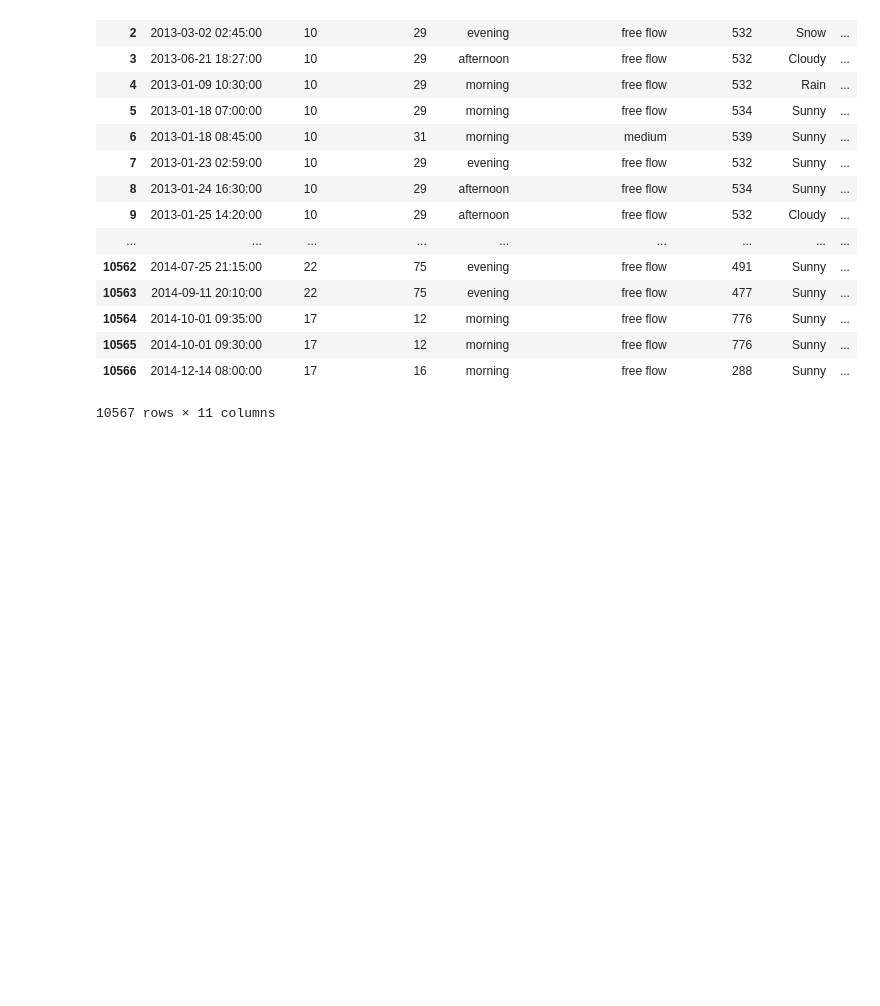
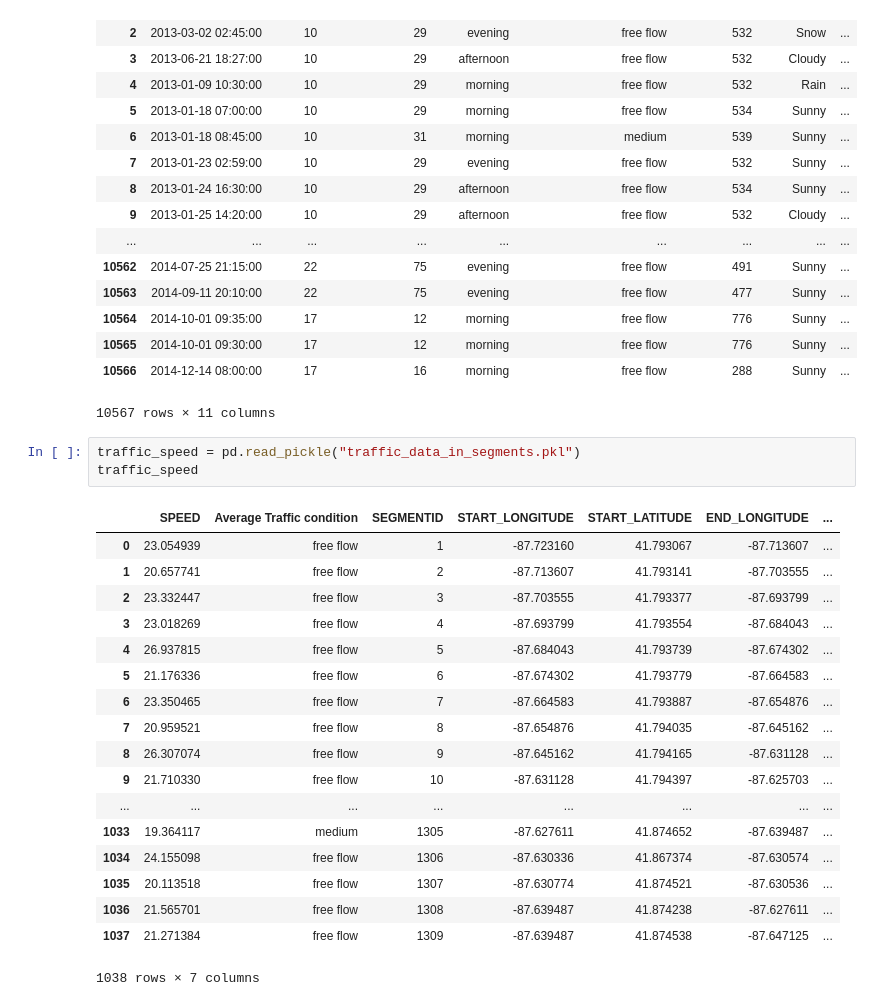
Before and after one commit to ChenshuXu/cse482-project, a Jupyter notebook: final pre-process.ipynb, the cells around one changed output. Cells and saved outputs as stored; diff of their text form; blank space fills up the shorter version.

```diff
--- a/final pre-process.ipynb
+++ b/final pre-process.ipynb
@@ -68,3 +68,25 @@ crime_data
 | 10565 | 2014-10-01 09:30:00 | 17 | 12 | morning | free flow | 776 | Sunny | ... |
 | 10566 | 2014-12-14 08:00:00 | 17 | 16 | morning | free flow | 288 | Sunny | ... |
 10567 rows × 11 columns
+# %%
+traffic_speed = pd.read_pickle("traffic_data_in_segments.pkl")
+traffic_speed
+# %% [output]
+|  | SPEED | Average Traffic condition | SEGMENTID | START_LONGITUDE | START_LATITUDE | END_LONGITUDE | ... |
+| 0 | 23.054939 | free flow | 1 | -87.723160 | 41.793067 | -87.713607 | ... |
+| 1 | 20.657741 | free flow | 2 | -87.713607 | 41.793141 | -87.703555 | ... |
+| 2 | 23.332447 | free flow | 3 | -87.703555 | 41.793377 | -87.693799 | ... |
+| 3 | 23.018269 | free flow | 4 | -87.693799 | 41.793554 | -87.684043 | ... |
+| 4 | 26.937815 | free flow | 5 | -87.684043 | 41.793739 | -87.674302 | ... |
+| 5 | 21.176336 | free flow | 6 | -87.674302 | 41.793779 | -87.664583 | ... |
+| 6 | 23.350465 | free flow | 7 | -87.664583 | 41.793887 | -87.654876 | ... |
+| 7 | 20.959521 | free flow | 8 | -87.654876 | 41.794035 | -87.645162 | ... |
+| 8 | 26.307074 | free flow | 9 | -87.645162 | 41.794165 | -87.631128 | ... |
+| 9 | 21.710330 | free flow | 10 | -87.631128 | 41.794397 | -87.625703 | ... |
+| ... | ... | ... | ... | ... | ... | ... | ... |
+| 1033 | 19.364117 | medium | 1305 | -87.627611 | 41.874652 | -87.639487 | ... |
+| 1034 | 24.155098 | free flow | 1306 | -87.630336 | 41.867374 | -87.630574 | ... |
+| 1035 | 20.113518 | free flow | 1307 | -87.630774 | 41.874521 | -87.630536 | ... |
+| 1036 | 21.565701 | free flow | 1308 | -87.639487 | 41.874238 | -87.627611 | ... |
+| 1037 | 21.271384 | free flow | 1309 | -87.639487 | 41.874538 | -87.647125 | ... |
+1038 rows × 7 columns
```
Also changed, not shown: parts of 5 cells of this notebook, 3 other files.
